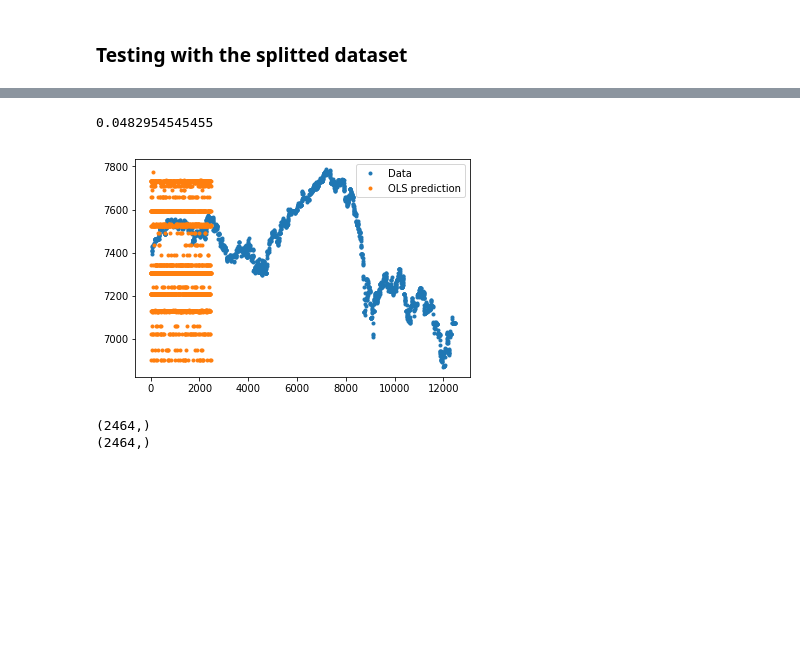
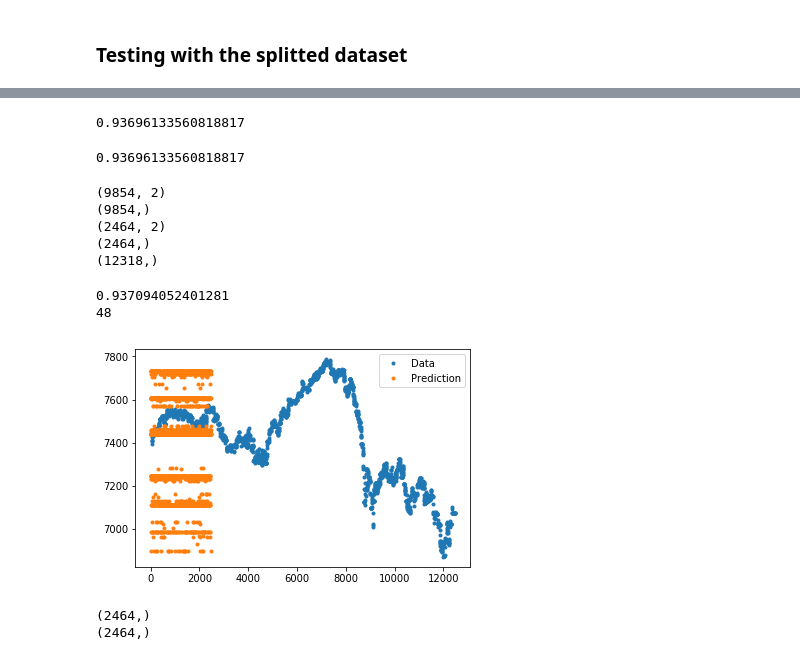
Before and after one commit to verakai/Thinkful, a Jupyter notebook: 3.1.4 Challenge Model Comparison-Copy1.ipynb, the cells around one changed output, grey strips where cells are left out. Saved outputs shown, nothing was run; the diff lists cells and outputs as text; code cells hidden in the pictures; blank space fills up the shorter version.

```diff
--- a/3.1.4 Challenge Model Comparison-Copy1.ipynb
+++ b/3.1.4 Challenge Model Comparison-Copy1.ipynb
@@ -356,6 +369,6 @@ print(accuracy_score(test_target2, y_pred))
 # %%
 # try K=1 through K=25 and record testing accuracy
-k_range = range(1, 200)
+k_range = range(1, 51)
 
 # We can create Python dictionary using [] or dict()
 scores = []
@@ -363,9 +376,9 @@ scores = []
 # We use a loop through the range 1 to 26
 # We append the scores in the dictionary
 for k in k_range:
-    knn = KNeighborsClassifier(n_neighbors=k)
+    knn = neighbors.KNeighborsRegressor(n_neighbors=k)
     knn.fit(train_data2, train_target2)
     y_pred = knn.predict(test_data2)
-    scores.append(accuracy_score(test_target2, y_pred))
+    scores = cross_val_score(knn, test_data2, test_target2, cv=50)
 print(scores)
 # %% [output]
@@ -381,0 +420,28 @@ plt.show()
+# %%
+#Approximately best K
+knn = neighbors.KNeighborsRegressor(n_neighbors=32)
+knn.fit(train_data2, train_target2)
+y_pred = knn.predict(test_data2)
+#score = cross_val_score(knn, test_data2, test_target2, cv=5)
+#print("R-squared Accuracy: %0.4f (+/- %0.4f)" % (score.mean(), score.std() * 2))
+# %%
+knn.score(test_data2, test_target2)
+# %% [output]
+0.93696133560818817
+# %%
+from sklearn.metrics import r2_score
+r2_score(test_target2, y_pred)
+# %% [output]
+0.93696133560818817
+# %%
+print(train_data2.shape)
+print(train_target2.shape)
+print(test_data2.shape)
+print(test_target2.shape)
+print(Y.shape)
+# %% [output]
+(9854, 2)
+(9854,)
+(2464, 2)
+(2464,)
+(12318,)
@@ -382,19 +450,26 @@ plt.show()
+# %%
+#Best K
+params = {"n_neighbors": np.arange(1,50), "metric": ["euclidean", "cityblock"]}
+grid = GridSearchCV(estimator=knn,param_grid=params)
+grid.fit(train_data2, train_target2)
+print(grid.best_score_)
+print(grid.best_estimator_.n_neighbors)
+# %% [output]
+0.937094052401281
+48
 # %%
 #Approximately best K
-knn = KNeighborsClassifier(n_neighbors=180)
-knn.fit(train_data2, train_target2)
-y_pred = knn.predict(test_data2)
-print(accuracy_score(test_target2, y_pred))
+knn_best = neighbors.KNeighborsRegressor(n_neighbors=48)
+knn_best.fit(train_data2, train_target2)
+y_pred_best = knn_best.predict(test_data2)
-# %% [output]
-0.0482954545455
 # %%
 fig, ax = plt.subplots()
 ax.plot(test_target2, '.', label="Data")
-ax.plot(y_pred, '.', label="OLS prediction")
+ax.plot(y_pred_best, '.', label="Prediction")
 ax.legend(loc="best");
 plt.show()
 # %% [output]
-[figure, old version]
+[figure, new version]
 # %%
 print(test_target2.shape)
 print(y_pred.shape)
```
Also changed, not shown: parts of 19 cells of this notebook.
